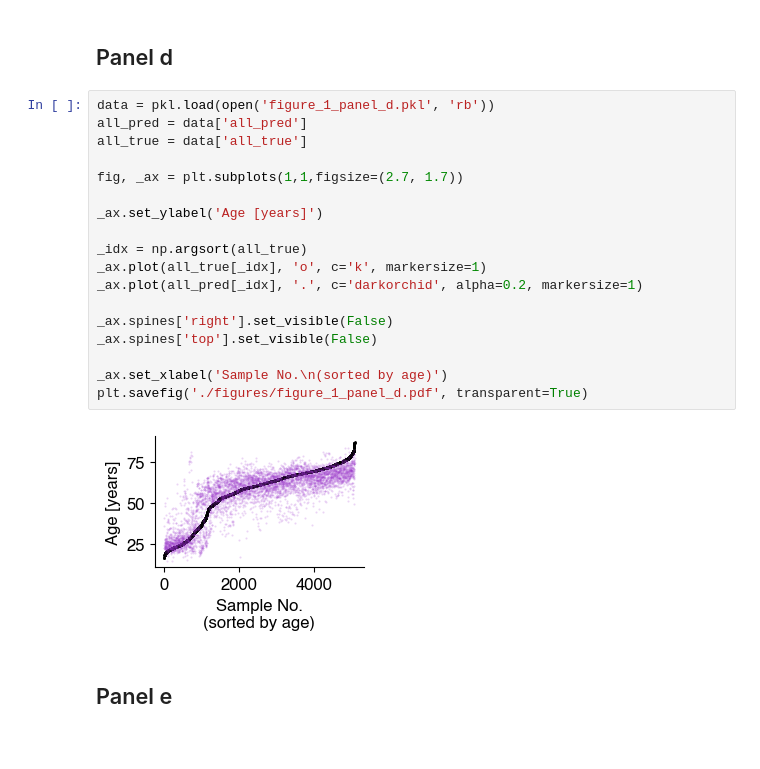
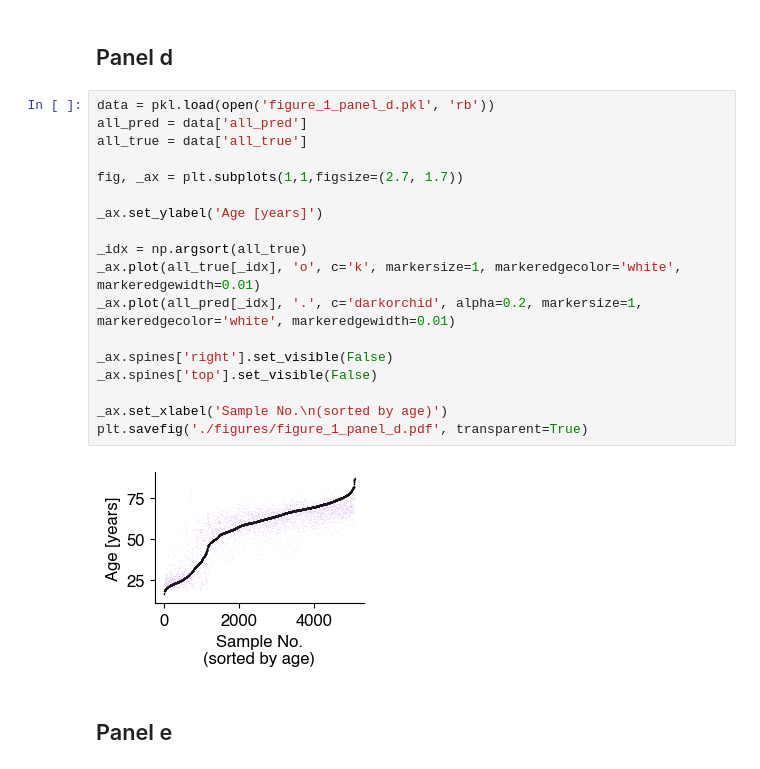
Before and after one commit to codelableidenvelux/ML_Age_Trajectory_2023, a Jupyter notebook: Figures.ipynb, the cells around one changed output. Cells and saved outputs as stored; diff of their text form.

```diff
--- a/Figures.ipynb
+++ b/Figures.ipynb
@@ -249,23 +251,23 @@ plt.savefig('./figures/figure_1_panel_c.pdf', transparent=True)
 # %%
 data = pkl.load(open('figure_1_panel_d.pkl', 'rb'))
 all_pred = data['all_pred']
 all_true = data['all_true']
 
 fig, _ax = plt.subplots(1,1,figsize=(2.7, 1.7))
 
 _ax.set_ylabel('Age [years]')
 
 _idx = np.argsort(all_true)
-_ax.plot(all_true[_idx], 'o', c='k', markersize=1)
-_ax.plot(all_pred[_idx], '.', c='darkorchid', alpha=0.2, markersize=1)
+_ax.plot(all_true[_idx], 'o', c='k', markersize=1, markeredgecolor='white', markeredgewidth=0.01)
+_ax.plot(all_pred[_idx], '.', c='darkorchid', alpha=0.2, markersize=1, markeredgecolor='white', markeredgewidth=0.01)
 
 _ax.spines['right'].set_visible(False)
 _ax.spines['top'].set_visible(False)
 
 _ax.set_xlabel('Sample No.\n(sorted by age)')
 plt.savefig('./figures/figure_1_panel_d.pdf', transparent=True)
 # %% [output]
-[figure, old version]
+[figure, new version]
 # %% [markdown]
 ## Panel e
 # %%
```
Also changed, not shown: parts of 1 cell of this notebook, 1 other file.
